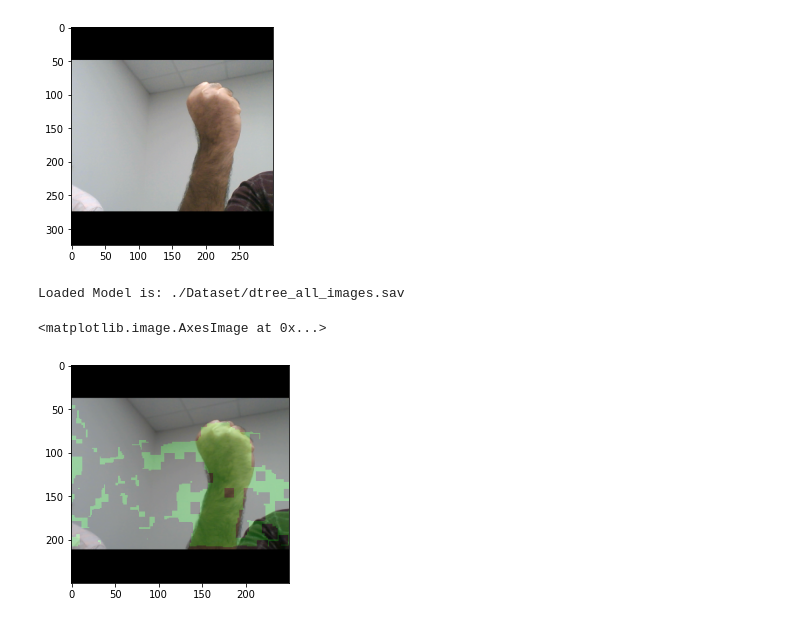
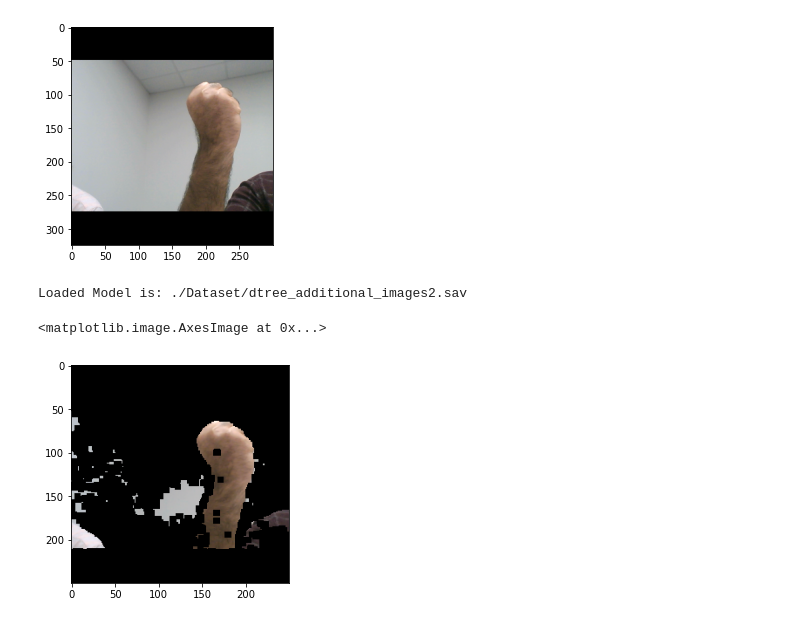
Before and after one commit to zachary-obrien/BurnEstimation, a Jupyter notebook: skin_segmentation_dtree.ipynb, the cells around one changed output. Drawn from its saved outputs; the diff is of its cells as text; code cells hidden in the pictures.

Commit message:
all but additional data files

```diff
--- a/skin_segmentation_dtree.ipynb
+++ b/skin_segmentation_dtree.ipynb
@@ -10,7 +10,8 @@ import numpy as np
 import matplotlib.pyplot as plt
 import cv2
 
-model_loc = "./Dataset/dtree_all_images.sav"
-do_training = False
+model_loc = "./Dataset/dtree_additional_images2.sav"
+old_model = "./Dataset/dtree_140_images.sav"
+do_training = True
 # %%
 skin_dataset = pd.read_csv("./Dataset/pixelwise_skin_and_burn_trial.csv")
@@ -92,8 +111,8 @@ def segment_image(rgb_image, grayscale=True):
     else:
         return rgb_out
 # %%
-def image_masks(rgb_image, aggression=0.9):
-    loaded_model = pickle.load(open(model_loc, 'rb'))
+def image_masks(rgb_image, model_filename, aggression=0.9):
+    loaded_model = pickle.load(open(model_filename, 'rb'))
     print("Loaded Model is:", model_loc)
     background = np.zeros(rgb_image.shape[:2])
     skin = np.zeros(rgb_image.shape[:2])
@@ -137,11 +156,14 @@ def erode_and_dilation(mask, erosion=2, dilation=3):
     #                            cv2.BORDER_DEFAULT).astype('uint8')
     return img_dilation
 # %%
-def skin_overlay(rgb_image, remove_background=False, burn_only=False,
+def skin_overlay(rgb_image, model_filename, remove_background=False,
+                 burn_only=False,
                  return_mask=False, aggression=0.5, skin_dilation=2,
                  skin_erosion=4, burn_dilation=2, burn_erosion=4):
     rgb_copy = rgb_image.copy()
-    background, skin, burn = image_masks(rgb_image, aggression)
+    background, skin, burn = image_masks(rgb_image,
+                                         model_filename=model_filename,
+                                         aggression=aggression)
     background_processed = erode_and_dilation(background)
     skin_processed = dilate_and_erode(skin, dilation=skin_dilation, erosion=skin_erosion)
     burn_processed = dilate_and_erode(burn, dilation=burn_dilation, erosion=burn_erosion)
@@ -210,9 +232,9 @@ plt.imshow(skin_img_data)
 [figure]
 # %%
 resized = cv2.resize(skin_img_data, (250, 250), interpolation = cv2.INTER_AREA)
-processed_skin_img = skin_overlay(resized, aggression=0.5, skin_dilation=2, skin_erosion=5)
+processed_skin_img = skin_overlay(resized, model_loc, remove_background=True, aggression=0.5, skin_dilation=2, skin_erosion=4)
 plt.imshow(processed_skin_img)
 # %% [output]
-Loaded Model is: ./Dataset/dtree_all_images.sav
+Loaded Model is: ./Dataset/dtree_additional_images2.sav
 <matplotlib.image.AxesImage at 0x...>
-[figure, old version]
+[figure, new version]
```
Also changed, not shown: parts of 6 cells of this notebook, 21 other files.
